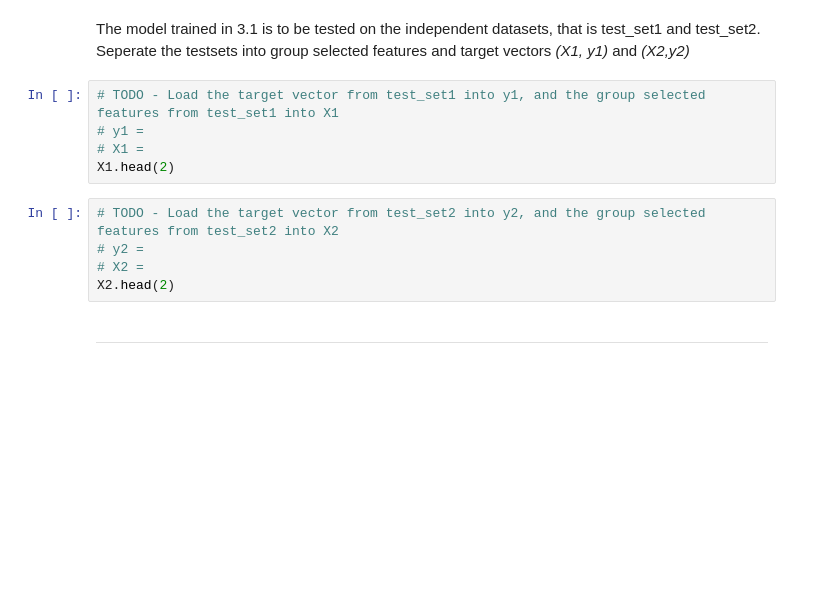
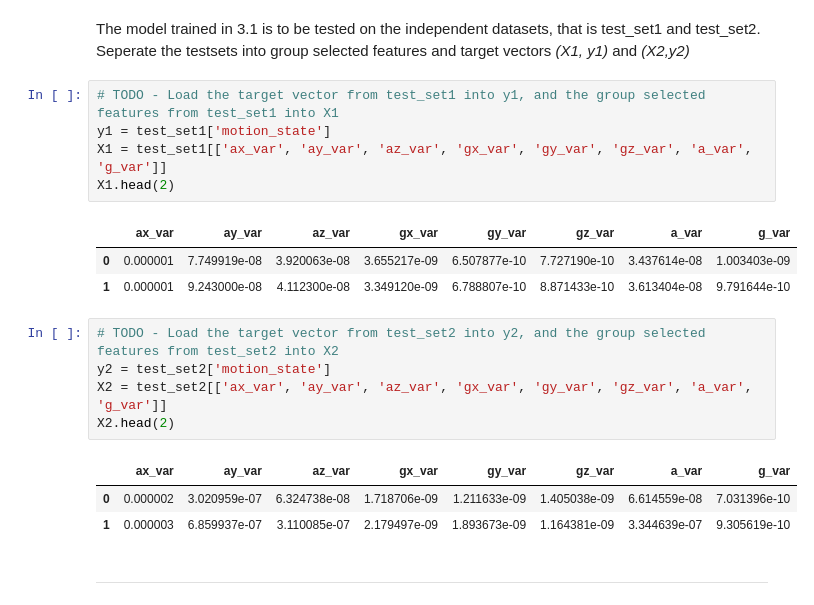
Before and after one commit to Divya-Bhavsar03/engg680_2024_fall, a Jupyter notebook: Lab_Assignment4/Assignment 4.ipynb, the cells around one changed output. Saved outputs shown, nothing was run; the diff lists cells and outputs as text; blank space fills up the shorter version.

```diff
--- a/Lab_Assignment4/Assignment 4.ipynb
+++ b/Lab_Assignment4/Assignment 4.ipynb
@@ -772,14 +772,22 @@ The model trained in 3.1 is to be tested on the independent datasets, that is te
 Seperate the testsets into group selected features and target vectors *(X1, y1)* and *(X2,y2)*
 # %%
 # TODO - Load the target vector from test_set1 into y1, and the group selected features from test_set1 into X1
-# y1 =
-# X1 =
+y1 = test_set1['motion_state']
+X1 = test_set1[['ax_var', 'ay_var', 'az_var', 'gx_var', 'gy_var', 'gz_var', 'a_var', 'g_var']]
 X1.head(2)
+# %% [output]
+|  | ax_var | ay_var | az_var | gx_var | gy_var | gz_var | a_var | g_var |
+| 0 | 0.000001 | 7.749919e-08 | 3.920063e-08 | 3.655217e-09 | 6.507877e-10 | 7.727190e-10 | 3.437614e-08 | 1.003403e-09 |
+| 1 | 0.000001 | 9.243000e-08 | 4.112300e-08 | 3.349120e-09 | 6.788807e-10 | 8.871433e-10 | 3.613404e-08 | 9.791644e-10 |
 # %%
 # TODO - Load the target vector from test_set2 into y2, and the group selected features from test_set2 into X2
-# y2 =
-# X2 =
+y2 = test_set2['motion_state']
+X2 = test_set2[['ax_var', 'ay_var', 'az_var', 'gx_var', 'gy_var', 'gz_var', 'a_var', 'g_var']]
 X2.head(2)
+# %% [output]
+|  | ax_var | ay_var | az_var | gx_var | gy_var | gz_var | a_var | g_var |
+| 0 | 0.000002 | 3.020959e-07 | 6.324738e-08 | 1.718706e-09 | 1.211633e-09 | 1.405038e-09 | 6.614559e-08 | 7.031396e-10 |
+| 1 | 0.000003 | 6.859937e-07 | 3.110085e-07 | 2.179497e-09 | 1.893673e-09 | 1.164381e-09 | 3.344639e-07 | 9.305619e-10 |
 # %% [markdown]
 ___
 # %% [markdown]
```
Also changed, not shown: parts of 5 cells of this notebook.
